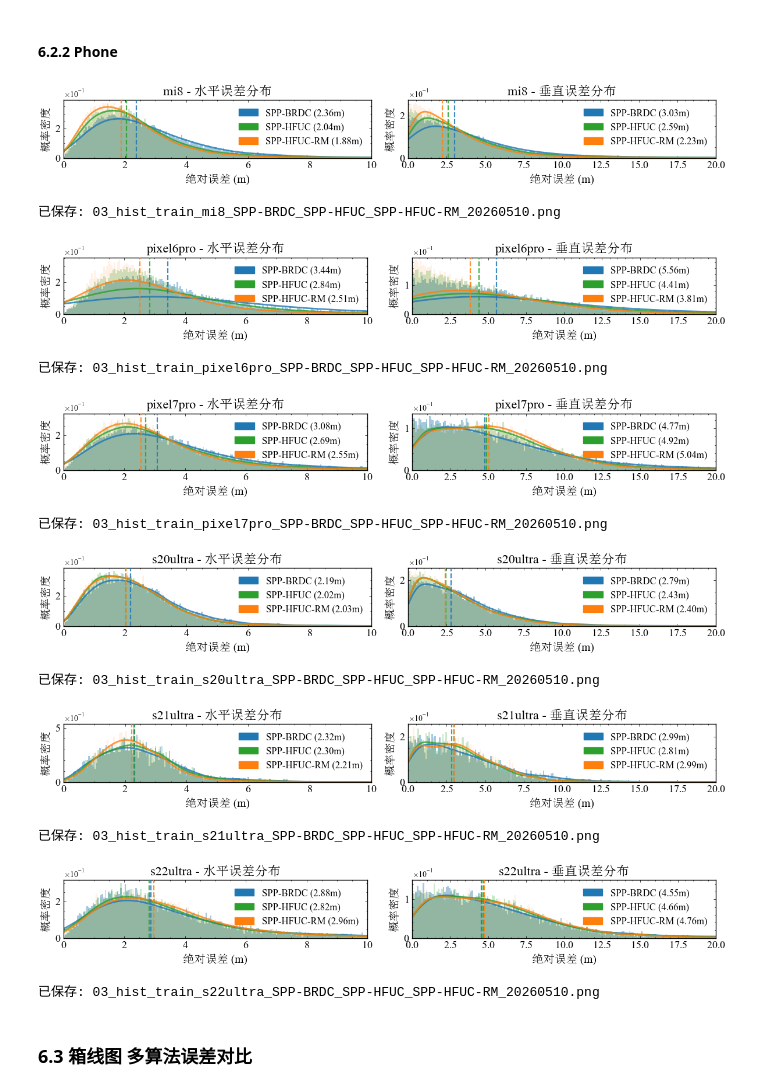
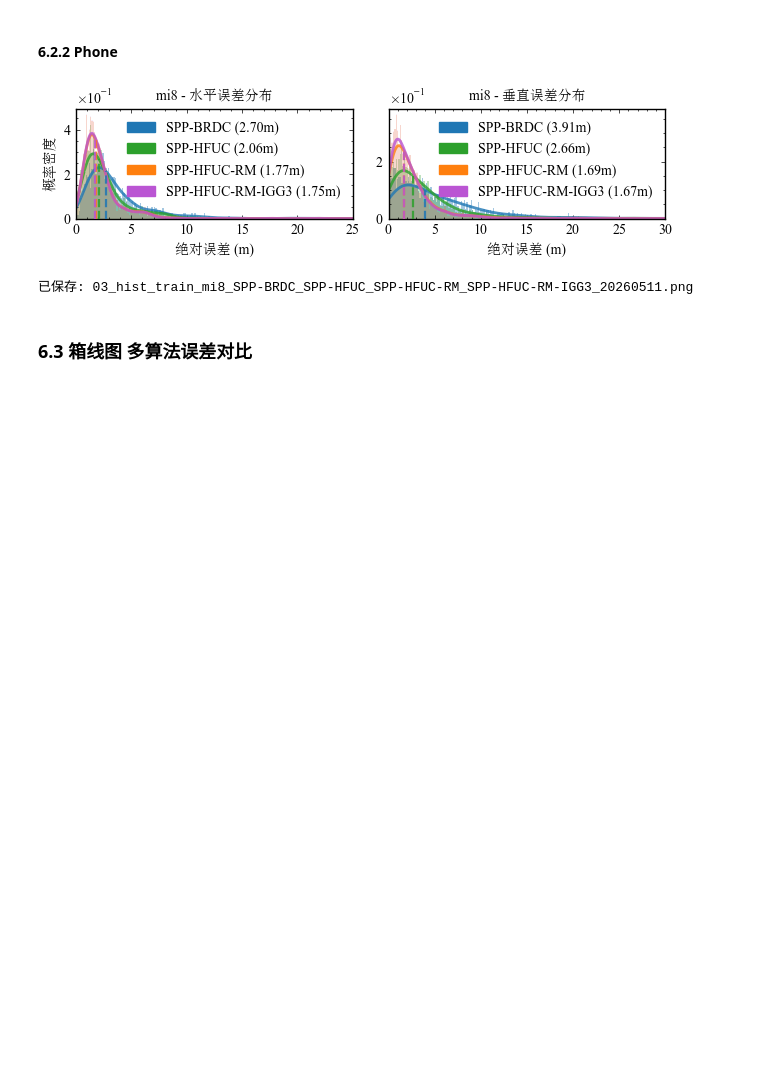
Before and after one commit to ColourDyeing/Hybrid-frequency-spp, a Jupyter notebook: Testing-Data/python/05_Scientific_Drawing.ipynb, the cells around one changed output. Saved outputs shown, nothing was run; the diff lists cells and outputs as text; code cells hidden in the pictures; blank space fills up the shorter version.

```diff
--- a/Testing-Data/python/05_Scientific_Drawing.ipynb
+++ b/Testing-Data/python/05_Scientific_Drawing.ipynb
@@ -29,22 +29,22 @@ import scienceplots
 # ====== 手动配置参数 ======
 
 # ---- 待比较的算法列表（格式: 名称, 颜色）----
-# 支持同时对比 2~5 组算法；颜色用于图表区分
+# 支持同时对比 2~5 组算法；颜色用于图表区分 '#00FFFF'青色 '#ba55d3'淡紫色
 # 颜色支持 hex 格式（如 '#1f77b4'）或 matplotlib 颜色名
 SOL_ALGOS = [
     ('SPP-BRDC',        '#1f77b4'),  # 蓝色 - SPP 单站基准
     ('SPP-HFUC',        '#2ca02c'),  # 绿色 - SPP+UDUC
     ('SPP-HFUC-RM',     '#ff7f0e'),  # 橙色 - SPP+UDUC+RM
-    # ('spp-uduc-rm-igg3', '#d62728'),  # 红色 - SPP+UDUC+RM+IGG3
+    ('SPP-HFUC-RM-IGG3', '#ba55d3'),  # 淡紫色 - SPP+UDUC+RM+IGG3
 ]
 
 # ---- 数据集名称 ----
 DATA_SET = 'train'  # 数据集名称 (train, test 等)
 
 # ---- 可视化范围筛选（空列表表示分析全部数据集）----
-# 例: SELECTED_DATASETS = ['2021-08-24-20-32-us-ca-mtv-h', '2023-09-06-22-49-us-ca-routebb1']
+# 例: SELECTED_DATASETS = ['2022-02-24-18-29-us-ca-lax-o', '2023-05-26-18-50-us-ca-sjc-ge2']
 # 例: SELECTED_DATASETS = []  # 空列表表示分析全部
-SELECTED_DATASETS = []
+SELECTED_DATASETS = ['2020-12-10-22-52-us-ca-sjc-c']
 
 # ====== 固定配置参数 ======
 
@@ -671,7 +720,7 @@ print(f'已保存: 01_cdf_{DATA_SET}_{algo_str}_{today_str}.png')
 # %%
 # 为每个 phone 分别绘制 CDF 图，横向对比不同算法（不再标注P68/P95等统计数据）
 for phone in sorted(df_merged['phone'].unique()):
-    fig, axes = plt.subplots(1, 2, figsize=(fig_width[3], fig_height[0]))
+    fig, axes = plt.subplots(1, 2, figsize=(fig_width[3]-20*mm, fig_height[0]))
 
     def plot_cdf_multi_algo_by_phone(ax, data_dict, label, x_max=None, show_ylabel=True):
         for tag, color in SOL_ALGOS:
@@ -683,10 +732,10 @@ for phone in sorted(df_merged['phone'].unique()):
                 cdf = np.arange(1, len(sd)+1)/len(sd)
                 ax.plot(sd, cdf, color=color, linewidth=2, label=tag)
         # 字体适中调大
-        label_fontsize = 14
-        title_fontsize = 16
-        legend_fontsize = 12
-        tick_fontsize = 12
+        label_fontsize = 10 #14
+        title_fontsize = 10 #16
+        legend_fontsize = 10 #12
+        tick_fontsize = 10 #12
         ax.set_xlabel('绝对误差 (m)', fontsize=label_fontsize)
         if show_ylabel:
             ax.set_ylabel('累计概率', fontsize=label_fontsize)
@@ -708,7 +757,7 @@ for phone in sorted(df_merged['phone'].unique()):
     h_data = {tag: df_merged[(df_merged['phone']==phone) & (df_merged['algo']==tag)]['err_h'].values for tag,_ in SOL_ALGOS}
     u_data = {tag: np.abs(df_merged[(df_merged['phone']==phone) & (df_merged['algo']==tag)]['err_u'].values) for tag,_ in SOL_ALGOS}
 
-    plot_cdf_multi_algo_by_phone(axes[0], h_data, f'{phone} 水平方向误差', x_max=20, show_ylabel=True)
+    plot_cdf_multi_algo_by_phone(axes[0], h_data, f'{phone} 水平方向误差', x_max=15, show_ylabel=True)
     plot_cdf_multi_algo_by_phone(axes[1], u_data, f'{phone} 垂直方向误差', x_max=30, show_ylabel=False)
 
     plt.tight_layout()
@@ -833,7 +872,7 @@ phones_order = ['mi8','pixel6pro','pixel7','pixel7pro','s20ultra','s21ultra','s2
 phones = [p for p in phones_order if p in df_merged['phone'].values]
 n_phones = len(phones)
 # figsize: 宽1000, 高420 => y轴高度短。进一步让高减半
-fig_width_each = 6  # 每个手机的单图宽度
+fig_width_each = 3.3 #6  # 每个手机的单图宽度
 fig_height_each = 2  # 单子图原来是4，现在减半为2
 
 # 水平误差 & 垂直误差，左右排版
@@ -855,72 +894,69 @@ for phone in phones:
     for idx, (item, hist_alpha) in enumerate(zip(algo_valid_h, alpha_list)):
         tag, color = item
         err_h = df_merged[(df_merged['algo']==tag) & (df_merged['phone']==phone)]['err_h']
-        xmax = 10
+        xmax = 25
         bins = np.linspace(0, xmax, 200)
         axes[0].hist(err_h, bins=bins, color=color, alpha=hist_alpha, label=tag, density=True)
         kde = gaussian_kde(err_h); x = np.linspace(0, xmax, 400)
-        axes[0].plot(x, kde(x), color=color, lw=2, alpha=0.8)
+        kde_y = kde(x)
+        axes[0].plot(x, kde_y, color=color, lw=2, alpha=0.8)
         median_h = np.median(err_h)
         median_h_dict[tag] = median_h
-        axes[0].axvline(median_h, color=color, lw=1.6, ls='--', alpha=0.85, zorder=10)
-    axes[0].set_title(f'{phone} - 水平误差分布', fontsize=16)
-    axes[0].set_xlabel('绝对误差 (m)', fontsize=14)
-    axes[0].set_ylabel('概率密度', fontsize=14)
+        # 只画从曲线顶部到底部（x轴）的中位数竖线
+        # (1) 计算在中位数处的最大概率密度
+        kde_median_val = kde(median_h)
+        axes[0].vlines(median_h, 0, kde_median_val, color=color, lw=1.6, ls='--', alpha=0.85, zorder=10)
+    axes[0].set_title(f'{phone} - 水平误差分布', fontsize=10)
+    axes[0].set_xlabel('绝对误差 (m)', fontsize=10)
+    axes[0].set_ylabel('概率密度', fontsize=10)
     legend_labels_h = [f'{tag} ({median_h_dict[tag]:.2f}m)' for tag in median_h_dict]
     legend_handles_h = [plt.Rectangle((0,0),1,1,color=color,alpha=1.0)
                         for tag, color in SOL_ALGOS if tag in median_h_dict]
-    axes[0].legend(legend_handles_h, legend_labels_h, framealpha=0, fontsize=12)
-    axes[0].set_xlim(0, 10)
+    axes[0].legend(legend_handles_h, legend_labels_h, framealpha=0, fontsize=10)
+    axes[0].set_xlim(0, xmax)
     axes[0].set_ylim(bottom=0)
     axes[0].yaxis.set_major_formatter(mticker.ScalarFormatter(useMathText=True))
     axes[0].ticklabel_format(axis='y', style='sci', scilimits=(0,0))
-    axes[0].tick_params(axis='both', labelsize=13)
+    axes[0].tick_params(axis='both', labelsize=10)
 
     # 垂直误差
     algo_valid_u = [(tag, color) for tag, color in SOL_ALGOS if tag in df_merged[(df_merged['phone']==phone)]['algo'].values]
     for idx, (item, hist_alpha) in enumerate(zip(algo_valid_u, alpha_list)):
         tag, color = item
         err_u = np.abs(df_merged[(df_merged['algo']==tag) & (df_merged['phone']==phone)]['err_u'])
-        xmax = 20
+        xmax = 30
         bins = np.linspace(0, xmax, 200)
         axes[1].hist(err_u, bins=bins, color=color, alpha=hist_alpha, label=tag, density=True)
         kde = gaussian_kde(err_u); x = np.linspace(0, xmax, 300)
-        axes[1].plot(x, kde(x), color=color, lw=2, alpha=0.8)
+        kde_y = kde(x)
+        axes[1].plot(x, kde_y, color=color, lw=2, alpha=0.8)
         median_u = np.median(err_u)
         median_u_dict[tag] = median_u
-        axes[1].axvline(median_u, color=color, lw=1.6, ls='--', alpha=0.85, zorder=10)
-    axes[1].set_title(f'{phone} - 垂直误差分布', fontsize=16)
-    axes[1].set_xlabel('绝对误差 (m)', fontsize=14)
-    axes[1].set_ylabel('概率密度', fontsize=14)
+        # 只画从曲线顶部到底部（x轴）的中位数竖线
+        kde_median_val = kde(median_u)
+        axes[1].vlines(median_u, 0, kde_median_val, color=color, lw=1.6, ls='--', alpha=0.85, zorder=10)
+    axes[1].set_title(f'{phone} - 垂直误差分布', fontsize=10)
+    axes[1].set_xlabel('绝对误差 (m)', fontsize=10)
+    # axes[1].set_ylabel('概率密度', fontsize=14)
     legend_labels_u = [f'{tag} ({median_u_dict[tag]:.2f}m)' for tag in median_u_dict]
     legend_handles_u = [plt.Rectangle((0,0),1,1,color=color,alpha=1.0)
                         for tag, color in SOL_ALGOS if tag in median_u_dict]
-    axes[1].legend(legend_handles_u, legend_labels_u, framealpha=0, fontsize=12)
-    axes[1].set_xlim(0, 20)
+    axes[1].legend(legend_handles_u, legend_labels_u, framealpha=0, fontsize=10)
+    axes[1].set_xlim(0, xmax)
     axes[1].set_ylim(bottom=0)
     axes[1].yaxis.set_major_formatter(mticker.ScalarFormatter(useMathText=True))
     axes[1].ticklabel_format(axis='y', style='sci', scilimits=(0,0))
-    axes[1].tick_params(axis='both', labelsize=13)
+    axes[1].tick_params(axis='both', labelsize=10)
 
     plt.tight_layout()
     algo_str = '_'.join([a[0] for a in SOL_ALGOS])
     fname = f"03_hist_{DATA_SET}_{phone}_{algo_str}_{today_str}.png"
     plt.savefig(join(DRAW_DIR, fname), dpi=300, bbox_inches='tight')
     plt.show()
     print(f'已保存: {fname}')
 # %% [output]
-[figure, old version]
+[figure, new version]
-已保存: 03_hist_train_mi8_SPP-BRDC_SPP-HFUC_SPP-HFUC-RM_20260510.png
+已保存: 03_hist_train_mi8_SPP-BRDC_SPP-HFUC_SPP-HFUC-RM_SPP-HFUC-RM-IGG3_20260511.png
-[figure, removed]
-已保存: 03_hist_train_pixel6pro_SPP-BRDC_SPP-HFUC_SPP-HFUC-RM_20260510.png
-[figure, removed]
-已保存: 03_hist_train_pixel7pro_SPP-BRDC_SPP-HFUC_SPP-HFUC-RM_20260510.png
-[figure, removed]
-已保存: 03_hist_train_s20ultra_SPP-BRDC_SPP-HFUC_SPP-HFUC-RM_20260510.png
-[figure, removed]
-已保存: 03_hist_train_s21ultra_SPP-BRDC_SPP-HFUC_SPP-HFUC-RM_20260510.png
-[figure, removed]
-已保存: 03_hist_train_s22ultra_SPP-BRDC_SPP-HFUC_SPP-HFUC-RM_20260510.png
 # %% [markdown]
 ### 6.3 箱线图 多算法误差对比
 # %%
```
Also changed, not shown: parts of 20 cells of this notebook, 7 other files.
